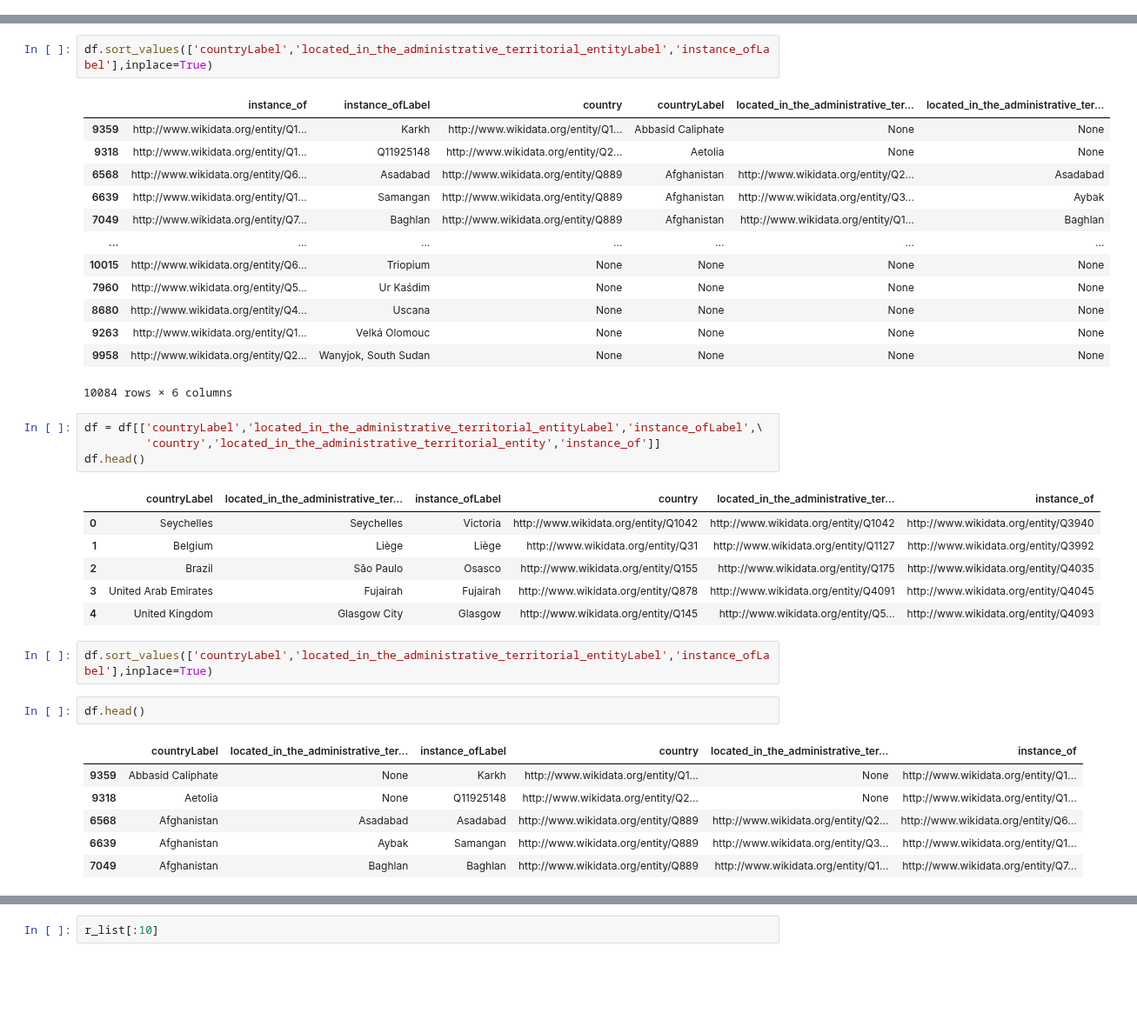
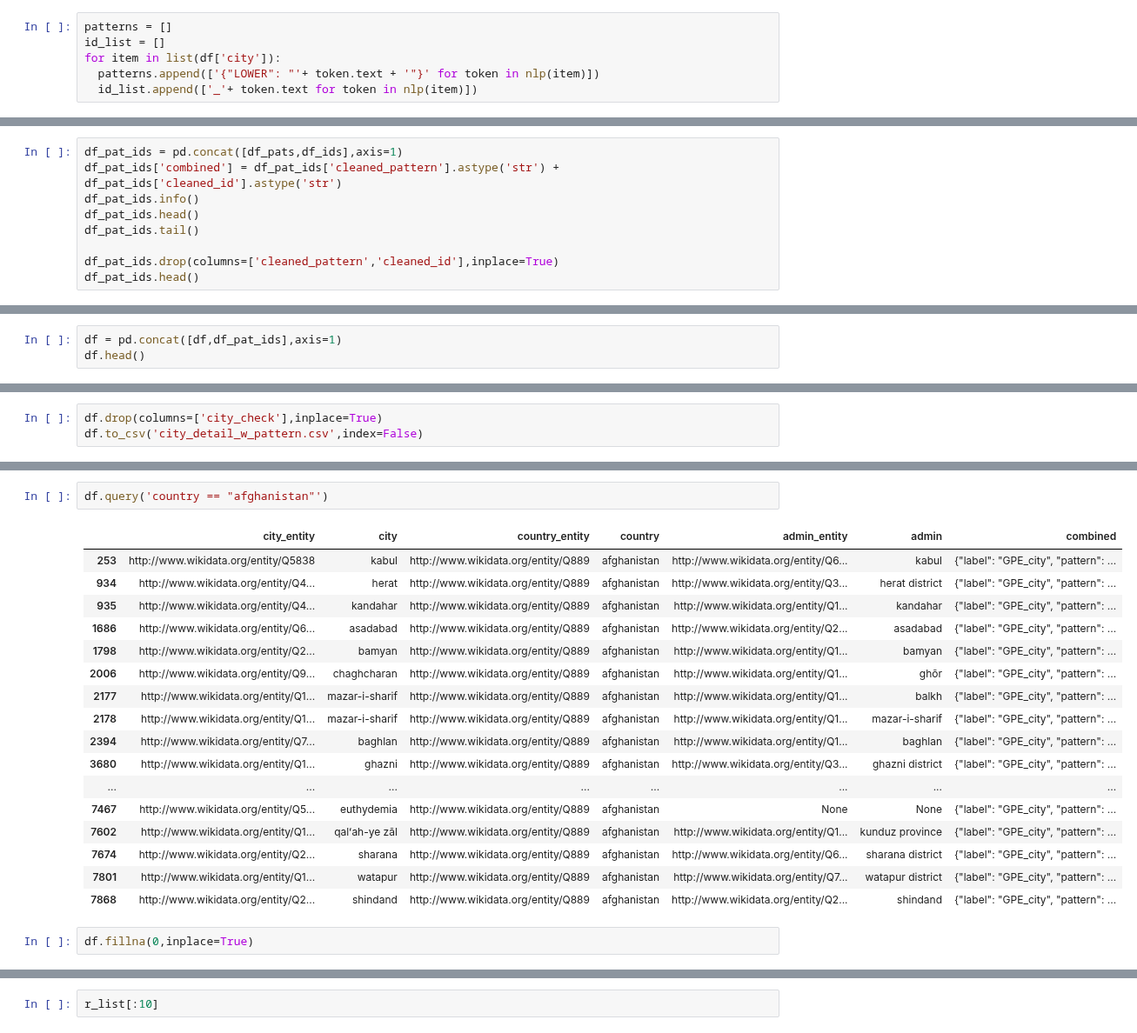
Before and after one commit to ravi-gopalan/DAND_Data_Wrangling, a Jupyter notebook: city_list_wikidata.ipynb, the cells around one changed output, grey strips where cells are left out. Shown at 87% size. Cells and saved outputs as stored; diff of their text form; blank space fills up the shorter version.

```diff
--- a/city_list_wikidata.ipynb
+++ b/city_list_wikidata.ipynb
@@ -90,0 +265,6 @@ df.head()
+# %%
+patterns = []
+id_list = []
+for item in list(df['city']):
+  patterns.append(['{"LOWER": "'+ token.text + '"}' for token in nlp(item)])
+  id_list.append(['_'+ token.text for token in nlp(item)])
@@ -90,0 +324,9 @@ df.head()
+# %%
+df_pat_ids = pd.concat([df_pats,df_ids],axis=1)
+df_pat_ids['combined'] = df_pat_ids['cleaned_pattern'].astype('str') + df_pat_ids['cleaned_id'].astype('str')
+df_pat_ids.info()
+df_pat_ids.head()
+df_pat_ids.tail()
+
+df_pat_ids.drop(columns=['cleaned_pattern','cleaned_id'],inplace=True)
+df_pat_ids.head()
@@ -90,0 +360,3 @@ df.head()
+# %%
+df = pd.concat([df,df_pat_ids],axis=1)
+df.head()
@@ -90,0 +374,3 @@ df.head()
+# %%
+df.drop(columns=['city_check'],inplace=True)
+df.to_csv('city_detail_w_pattern.csv',index=False)
@@ -105,38 +405,22 @@ memory usage: 472.8+ KB
+# %%
+df.query('country == "afghanistan"')
+# %% [output]
+|  | city_entity | city | country_entity | country | admin_entity | admin | combined |
+| 253 | http://www.wikidata.org/entity/Q5838 | kabul | http://www.wikidata.org/entity/Q889 | afghanistan | http://www.wikidata.org/entity/Q6... | kabul | {"label": "GPE_city", "pattern": ... |
+| 934 | http://www.wikidata.org/entity/Q4... | herat | http://www.wikidata.org/entity/Q889 | afghanistan | http://www.wikidata.org/entity/Q3... | herat district | {"label": "GPE_city", "pattern": ... |
+| 935 | http://www.wikidata.org/entity/Q4... | kandahar | http://www.wikidata.org/entity/Q889 | afghanistan | http://www.wikidata.org/entity/Q1... | kandahar | {"label": "GPE_city", "pattern": ... |
+| 1686 | http://www.wikidata.org/entity/Q6... | asadabad | http://www.wikidata.org/entity/Q889 | afghanistan | http://www.wikidata.org/entity/Q2... | asadabad | {"label": "GPE_city", "pattern": ... |
+| 1798 | http://www.wikidata.org/entity/Q2... | bamyan | http://www.wikidata.org/entity/Q889 | afghanistan | http://www.wikidata.org/entity/Q1... | bamyan | {"label": "GPE_city", "pattern": ... |
+| 2006 | http://www.wikidata.org/entity/Q9... | chaghcharan | http://www.wikidata.org/entity/Q889 | afghanistan | http://www.wikidata.org/entity/Q1... | ghōr | {"label": "GPE_city", "pattern": ... |
+| 2177 | http://www.wikidata.org/entity/Q1... | mazar-i-sharif | http://www.wikidata.org/entity/Q889 | afghanistan | http://www.wikidata.org/entity/Q1... | balkh | {"label": "GPE_city", "pattern": ... |
+| 2178 | http://www.wikidata.org/entity/Q1... | mazar-i-sharif | http://www.wikidata.org/entity/Q889 | afghanistan | http://www.wikidata.org/entity/Q1... | mazar-i-sharif | {"label": "GPE_city", "pattern": ... |
+| 2394 | http://www.wikidata.org/entity/Q7... | baghlan | http://www.wikidata.org/entity/Q889 | afghanistan | http://www.wikidata.org/entity/Q1... | baghlan | {"label": "GPE_city", "pattern": ... |
+| 3680 | http://www.wikidata.org/entity/Q1... | ghazni | http://www.wikidata.org/entity/Q889 | afghanistan | http://www.wikidata.org/entity/Q3... | ghazni district | {"label": "GPE_city", "pattern": ... |
+| ... | ... | ... | ... | ... | ... | ... | ... |
+| 7467 | http://www.wikidata.org/entity/Q5... | euthydemia | http://www.wikidata.org/entity/Q889 | afghanistan | None | None | {"label": "GPE_city", "pattern": ... |
+| 7602 | http://www.wikidata.org/entity/Q1... | qalʻah-ye zāl | http://www.wikidata.org/entity/Q889 | afghanistan | http://www.wikidata.org/entity/Q1... | kunduz province | {"label": "GPE_city", "pattern": ... |
+| 7674 | http://www.wikidata.org/entity/Q2... | sharana | http://www.wikidata.org/entity/Q889 | afghanistan | http://www.wikidata.org/entity/Q6... | sharana district | {"label": "GPE_city", "pattern": ... |
+| 7801 | http://www.wikidata.org/entity/Q1... | watapur | http://www.wikidata.org/entity/Q889 | afghanistan | http://www.wikidata.org/entity/Q7... | watapur district | {"label": "GPE_city", "pattern": ... |
+| 7868 | http://www.wikidata.org/entity/Q2... | shindand | http://www.wikidata.org/entity/Q889 | afghanistan | http://www.wikidata.org/entity/Q2... | shindand | {"label": "GPE_city", "pattern": ... |
 # %%
-df.sort_values(['countryLabel','located_in_the_administrative_territorial_entityLabel','instance_ofLabel'],inplace=True)
+df.fillna(0,inplace=True)
-# %% [output]
-|  | instance_of | instance_ofLabel | country | countryLabel | located_in_the_administrative_ter... | located_in_the_administrative_ter... |
-| 9359 | http://www.wikidata.org/entity/Q1... | Karkh | http://www.wikidata.org/entity/Q1... | Abbasid Caliphate | None | None |
-| 9318 | http://www.wikidata.org/entity/Q1... | Q11925148 | http://www.wikidata.org/entity/Q2... | Aetolia | None | None |
-| 6568 | http://www.wikidata.org/entity/Q6... | Asadabad | http://www.wikidata.org/entity/Q889 | Afghanistan | http://www.wikidata.org/entity/Q2... | Asadabad |
-| 6639 | http://www.wikidata.org/entity/Q1... | Samangan | http://www.wikidata.org/entity/Q889 | Afghanistan | http://www.wikidata.org/entity/Q3... | Aybak |
-| 7049 | http://www.wikidata.org/entity/Q7... | Baghlan | http://www.wikidata.org/entity/Q889 | Afghanistan | http://www.wikidata.org/entity/Q1... | Baghlan |
-| ... | ... | ... | ... | ... | ... | ... |
-| 10015 | http://www.wikidata.org/entity/Q6... | Triopium | None | None | None | None |
-| 7960 | http://www.wikidata.org/entity/Q5... | Ur Kaśdim | None | None | None | None |
-| 8680 | http://www.wikidata.org/entity/Q4... | Uscana | None | None | None | None |
-| 9263 | http://www.wikidata.org/entity/Q1... | Velká Olomouc | None | None | None | None |
-| 9958 | http://www.wikidata.org/entity/Q2... | Wanyjok, South Sudan | None | None | None | None |
-10084 rows × 6 columns
-# %%
-df = df[['countryLabel','located_in_the_administrative_territorial_entityLabel','instance_ofLabel',\
-         'country','located_in_the_administrative_territorial_entity','instance_of']]
-df.head()
-# %% [output]
-|  | countryLabel | located_in_the_administrative_ter... | instance_ofLabel | country | located_in_the_administrative_ter... | instance_of |
-| 0 | Seychelles | Seychelles | Victoria | http://www.wikidata.org/entity/Q1042 | http://www.wikidata.org/entity/Q1042 | http://www.wikidata.org/entity/Q3940 |
-| 1 | Belgium | Liège | Liège | http://www.wikidata.org/entity/Q31 | http://www.wikidata.org/entity/Q1127 | http://www.wikidata.org/entity/Q3992 |
-| 2 | Brazil | São Paulo | Osasco | http://www.wikidata.org/entity/Q155 | http://www.wikidata.org/entity/Q175 | http://www.wikidata.org/entity/Q4035 |
-| 3 | United Arab Emirates | Fujairah | Fujairah | http://www.wikidata.org/entity/Q878 | http://www.wikidata.org/entity/Q4091 | http://www.wikidata.org/entity/Q4045 |
-| 4 | United Kingdom | Glasgow City | Glasgow | http://www.wikidata.org/entity/Q145 | http://www.wikidata.org/entity/Q5... | http://www.wikidata.org/entity/Q4093 |
-# %%
-df.sort_values(['countryLabel','located_in_the_administrative_territorial_entityLabel','instance_ofLabel'],inplace=True)
-# %%
-df.head()
-# %% [output]
-|  | countryLabel | located_in_the_administrative_ter... | instance_ofLabel | country | located_in_the_administrative_ter... | instance_of |
-| 9359 | Abbasid Caliphate | None | Karkh | http://www.wikidata.org/entity/Q1... | None | http://www.wikidata.org/entity/Q1... |
-| 9318 | Aetolia | None | Q11925148 | http://www.wikidata.org/entity/Q2... | None | http://www.wikidata.org/entity/Q1... |
-| 6568 | Afghanistan | Asadabad | Asadabad | http://www.wikidata.org/entity/Q889 | http://www.wikidata.org/entity/Q2... | http://www.wikidata.org/entity/Q6... |
-| 6639 | Afghanistan | Aybak | Samangan | http://www.wikidata.org/entity/Q889 | http://www.wikidata.org/entity/Q3... | http://www.wikidata.org/entity/Q1... |
-| 7049 | Afghanistan | Baghlan | Baghlan | http://www.wikidata.org/entity/Q889 | http://www.wikidata.org/entity/Q1... | http://www.wikidata.org/entity/Q7... |
```
Also changed, not shown: parts of 114 cells of this notebook.
